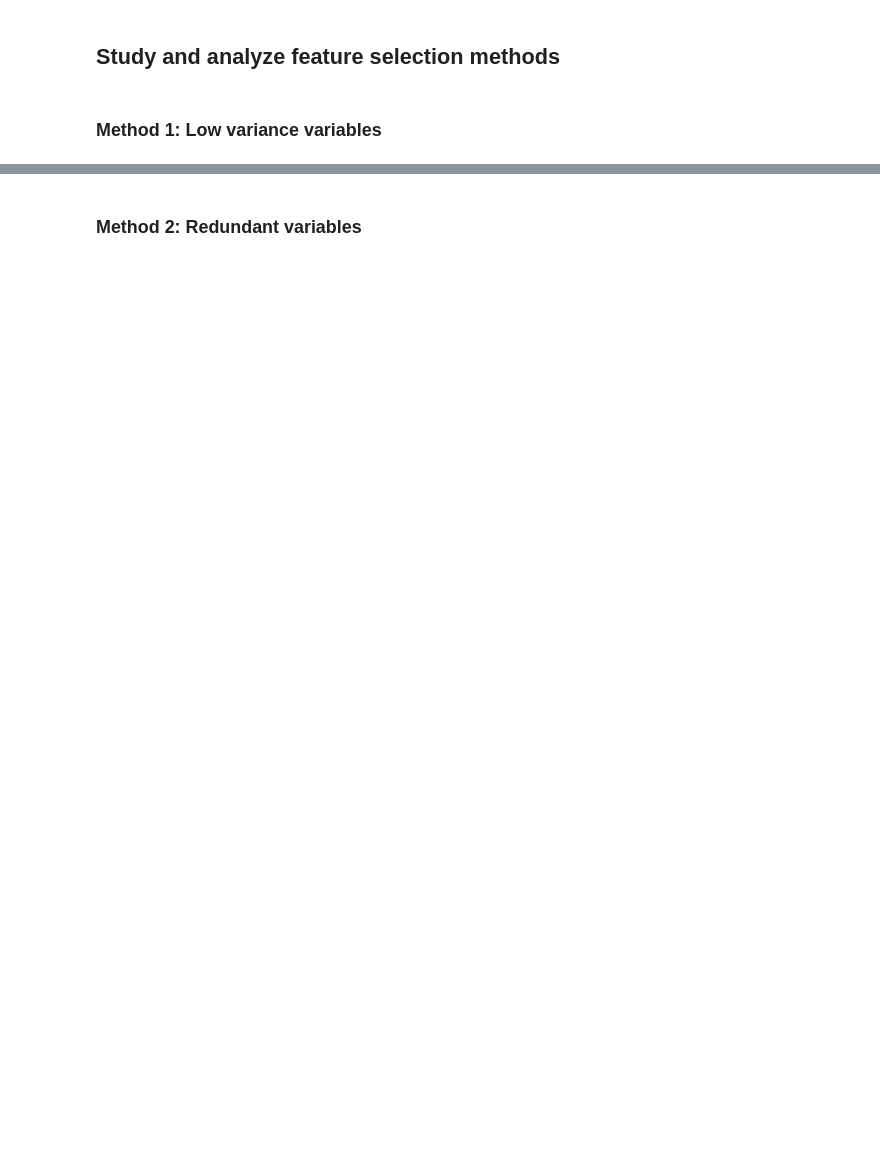
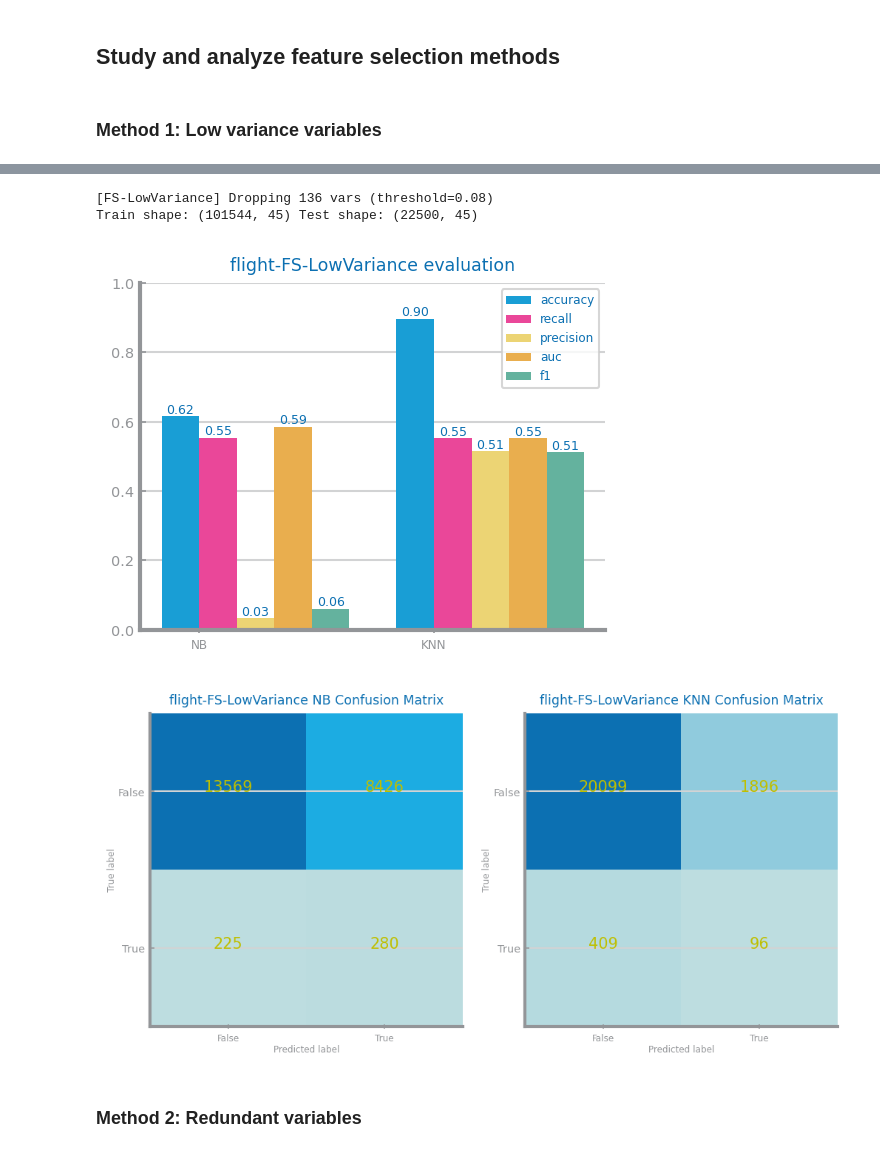
Before and after one commit to ch4uz/ds-project, a Jupyter notebook: classification/ds2_flight_cancellation/notebooks/ds2_lab3_preparation/ds2_lab3_feature_selection.ipynb, the cells around one changed output, grey strips where cells are left out. Cells and saved outputs as stored; diff of their text form; code cells hidden in the pictures; blank space fills up the shorter version.

```diff
--- a/classification/ds2_flight_cancellation/notebooks/ds2_lab3_preparation/ds2_lab3_feature_selection.ipynb
+++ b/classification/ds2_flight_cancellation/notebooks/ds2_lab3_preparation/ds2_lab3_feature_selection.ipynb
@@ -195,3 +224,66 @@ recall
+# %%
+import os
+from matplotlib.pyplot import figure, subplots, savefig, show
+
+# -----------------------------
+# Method 1 charts: Low Variance
+# -----------------------------
+
+approach_fs1 = "FS-LowVariance"
+var_threshold = 0.08  # same threshold you already used
+
+# 1) Select variables to drop (learn from TRAIN only)
+vars2drop_lv: list[str] = select_low_variance_variables(train_data, var_threshold, target=target)
+
+# 2) Apply to train and test (same dropped columns)
+trn_fs1 = train_data.drop(columns=vars2drop_lv, errors="ignore").copy()
+tst_fs1 = test_data.drop(columns=vars2drop_lv, errors="ignore").copy()
+
+print(f"[{approach_fs1}] Dropping {len(vars2drop_lv)} vars (threshold={var_threshold})")
+print("Train shape:", trn_fs1.shape, "Test shape:", tst_fs1.shape)
+
+# 3) Evaluate NB vs KNN
+eval_fs1: dict[str, list] = evaluate_approach_imported(trn_fs1.copy(), tst_fs1.copy(), target=target, metric=metric)
+
+if eval_fs1 == {}:
+    raise RuntimeError("Evaluation failed (empty eval dict). Check that trn_fs1/tst_fs1 have features and target.")
+
+# 4) Save charts (match your scaling notebook style)
+charts_dir = f"../../charts/{lab_folder_fs}"
+os.makedirs(charts_dir, exist_ok=True)
+
+# --- Performance multibar chart ---
+figure()
+eval_metrics_fs1 = {k: v for k, v in eval_fs1.items() if k != "confusion_matrix"}
+plot_multibar_chart(
+    ["NB", "KNN"],
+    eval_metrics_fs1,
+    title=f"{file_tag}-{approach_fs1} evaluation",
+    percentage=True
+)
+savefig(f"../../charts/lab3_preparation/feature_selection/low_variance_nb_knn_eval.png")
+show()
+
+# --- Confusion matrices ---
+fig, axs = subplots(1, 2, figsize=(2 * HEIGHT, HEIGHT))
+
+# derive labels from the data you're evaluating
+labels = trn_fs1[target].unique()
+labels.sort()
+
+plot_confusion_matrix(eval_fs1["confusion_matrix"][0], labels, ax=axs[0])
+axs[0].set_title(f"{file_tag}-{approach_fs1} NB Confusion Matrix")
+
+plot_confusion_matrix(eval_fs1["confusion_matrix"][1], labels, ax=axs[1])
+axs[1].set_title(f"{file_tag}-{approach_fs1} KNN Confusion Matrix")
+
+savefig(f"../../charts/lab3_preparation/feature_selection/low_variance_nb_knn_confusion_matrices.png")
+show()
+# %% [output]
+[FS-LowVariance] Dropping 136 vars (threshold=0.08)
+Train shape: (101544, 45) Test shape: (22500, 45)
+[figure, added]
+[figure, added]
 # %% [markdown]
 ### Method 2: Redundant variables
 # %%
```
Also changed, not shown: parts of 11 cells of this notebook.
